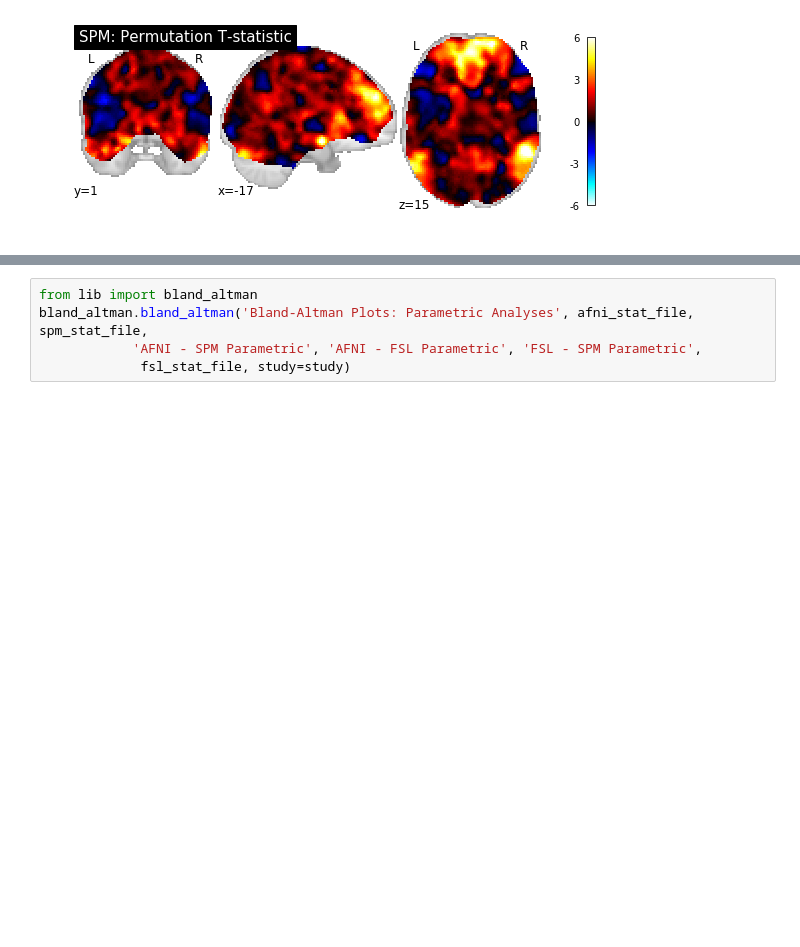
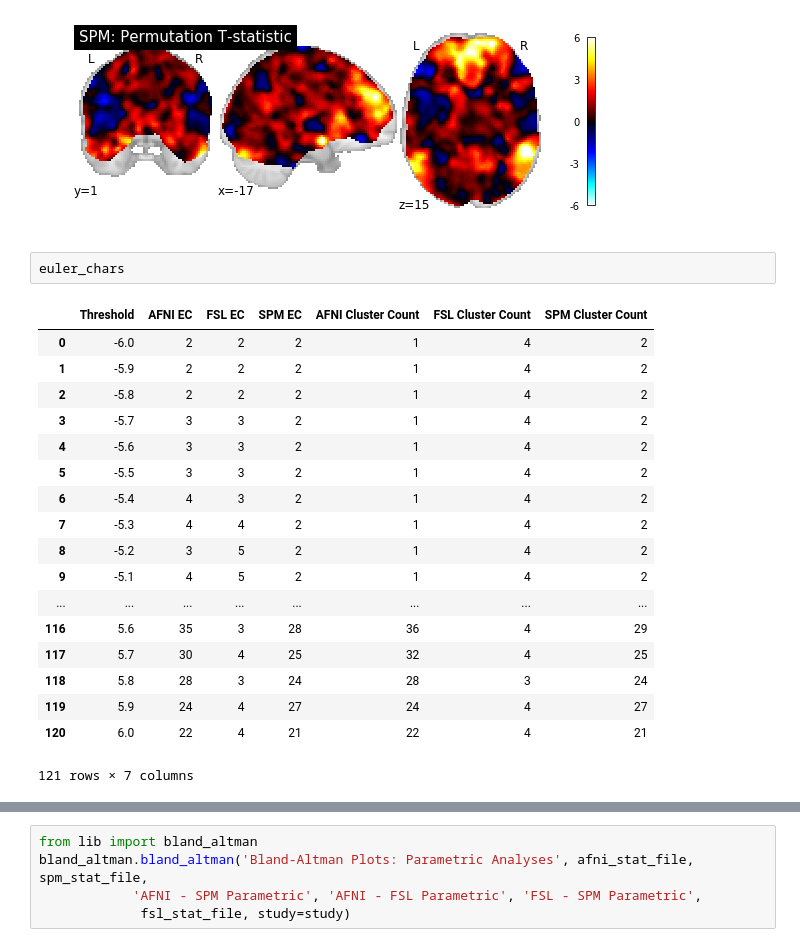
Before and after one commit to NISOx-BDI/Software_Comparison, a Jupyter notebook: figures/ds109_notebook.ipynb, the cells around one changed output, grey strips where cells are left out. Saved outputs shown, nothing was run; the diff lists cells and outputs as text; blank space fills up the shorter version.

```diff
--- a/figures/ds109_notebook.ipynb
+++ b/figures/ds109_notebook.ipynb
@@ -175,5 +181,26 @@ plot_stat_images.plot_stat_images(afni_perm, spm_perm, max_activation, [-17, 1,
 [figure]
 [figure]
 [figure]
+# %%
+euler_chars
+# %% [output]
+|  | Threshold | AFNI EC | FSL EC | SPM EC | AFNI Cluster Count | FSL Cluster Count | SPM Cluster Count |
+| 0 | -6.0 | 2 | 2 | 2 | 1 | 4 | 2 |
+| 1 | -5.9 | 2 | 2 | 2 | 1 | 4 | 2 |
+| 2 | -5.8 | 2 | 2 | 2 | 1 | 4 | 2 |
+| 3 | -5.7 | 3 | 3 | 2 | 1 | 4 | 2 |
+| 4 | -5.6 | 3 | 3 | 2 | 1 | 4 | 2 |
+| 5 | -5.5 | 3 | 3 | 2 | 1 | 4 | 2 |
+| 6 | -5.4 | 4 | 3 | 2 | 1 | 4 | 2 |
+| 7 | -5.3 | 4 | 4 | 2 | 1 | 4 | 2 |
+| 8 | -5.2 | 3 | 5 | 2 | 1 | 4 | 2 |
+| 9 | -5.1 | 4 | 5 | 2 | 1 | 4 | 2 |
+| ... | ... | ... | ... | ... | ... | ... | ... |
+| 116 | 5.6 | 35 | 3 | 28 | 36 | 4 | 29 |
+| 117 | 5.7 | 30 | 4 | 25 | 32 | 4 | 25 |
+| 118 | 5.8 | 28 | 3 | 24 | 28 | 3 | 24 |
+| 119 | 5.9 | 24 | 4 | 27 | 24 | 4 | 27 |
+| 120 | 6.0 | 22 | 4 | 21 | 22 | 4 | 21 |
+121 rows × 7 columns
 # %%
 from lib import euler_characteristics
```
Also changed, not shown: parts of 2 cells of this notebook, 3 other files.
